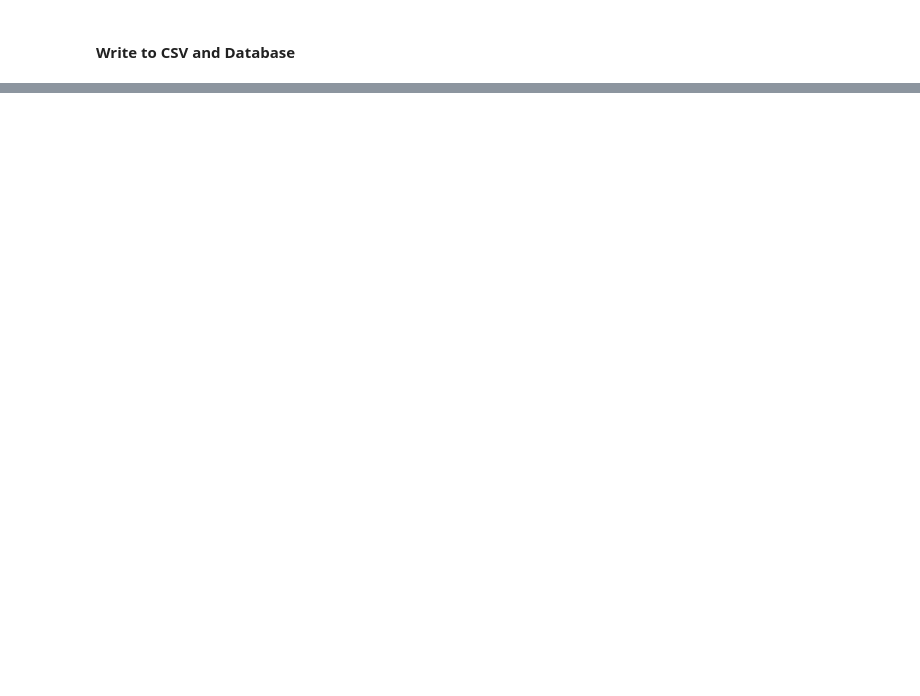
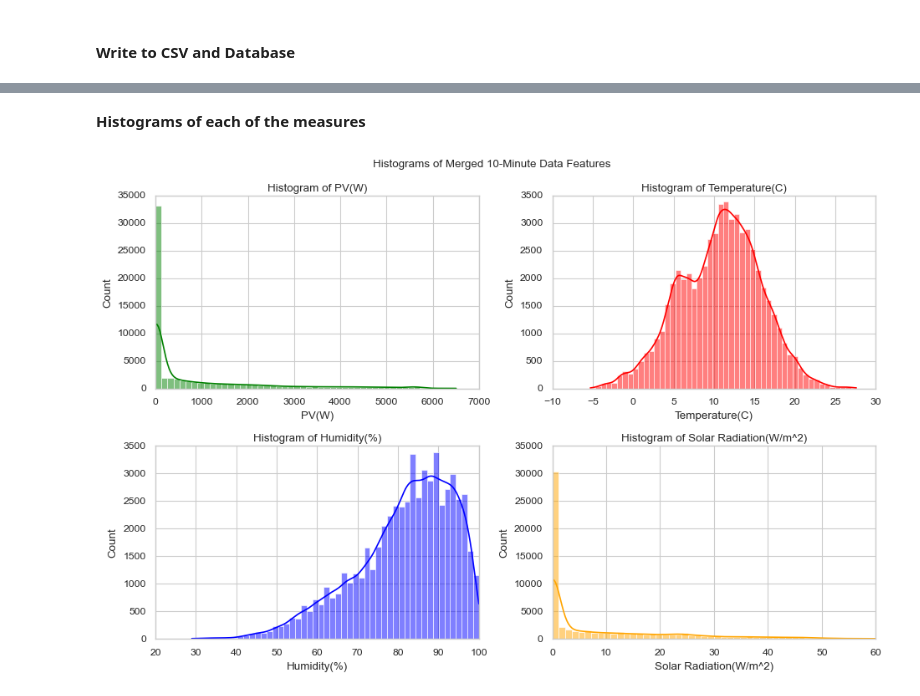
Before and after one commit to clydewatts1/PFDA-programming-for-data-analytics, a Jupyter notebook: big_project/big_project.ipynb, the cells around one changed output, grey strips where cells are left out. Cells and saved outputs as stored; diff of their text form; code cells hidden in the pictures; blank space fills up the shorter version.

```diff
--- a/big_project/big_project.ipynb
+++ b/big_project/big_project.ipynb
@@ -1286,0 +1033,10 @@ df_battery_hourly
+# %%
+# Get the columns DateTime, PV(W) and only get times every 10 minutes
+df_solar_10min = df_raw_daily_solar[['DateTime', 'PV(W)']].copy()
+# set DateTime as index
+df_solar_10min.reset_index(inplace=True)
+# filter to only keep rows where minute is multiple of 10 - because it is at 5 minute intervals
+df_solar_10min = df_solar_10min[df_solar_10min['DateTime'].dt.minute % 10 == 0]
+df_solar_10min.set_index('DateTime', inplace=True)
+# sort index
+df_solar_10min.sort_index(inplace=True)
@@ -1286,0 +1045,5 @@ df_battery_hourly
+# %%
+# Weather data also at 10 minute intervals so set index to DateTime
+df_weather_10min = weather_df.copy()
+# sort index
+df_weather_10min.sort_index(inplace=True)
@@ -1286,0 +1054,8 @@ df_battery_hourly
+# %%
+# Merge asof to get nearest time match
+df_merged_10min = pd.merge_asof(left = df_solar_10min,
+                                right = df_weather_10min, left_index=True, right_index=True, direction='nearest')
+print("Merged 10-minute DataFrame shape:", df_merged_10min.shape)
+print("DataFrame info:")
+df_merged_10min.info()
+print("Columns:", df_merged_10min.columns.tolist())
@@ -1286,0 +1078,18 @@ df_battery_hourly
+# %% [markdown]
+__Histograms of each of the measures__
+# %%
+# histogram of of all the measures/features
+fig, ax = plt.subplots(2,2, figsize=(12,8))
+fig.suptitle('Histograms of Merged 10-Minute Data Features')
+sns.histplot(data=df_merged_10min, x='PV(W)', bins=50, kde=True, ax=ax[0,0], color='green')
+ax[0,0].set_title('Histogram of PV(W)')
+sns.histplot(data=df_merged_10min, x='Temperature(C)', bins=50, kde=True, ax=ax[0,1], color='red')
+ax[0,1].set_title('Histogram of Temperature(C)')
+sns.histplot(data=df_merged_10min, x='Humidity(%)', bins=50, kde=True, ax=ax[1,0], color='blue')
+ax[1,0].set_title('Histogram of Humidity(%)')
+sns.histplot(data=df_merged_10min, x='Solar Radiation(W/m^2)', bins=50, kde=True, ax=ax[1,1], color='orange')
+ax[1,1].set_title('Histogram of Solar Radiation(W/m^2)')
+plt.tight_layout()
+plt.show()
+# %% [output]
+[figure, added]
```
Also changed, not shown: parts of 46 cells of this notebook, 5 other files.
